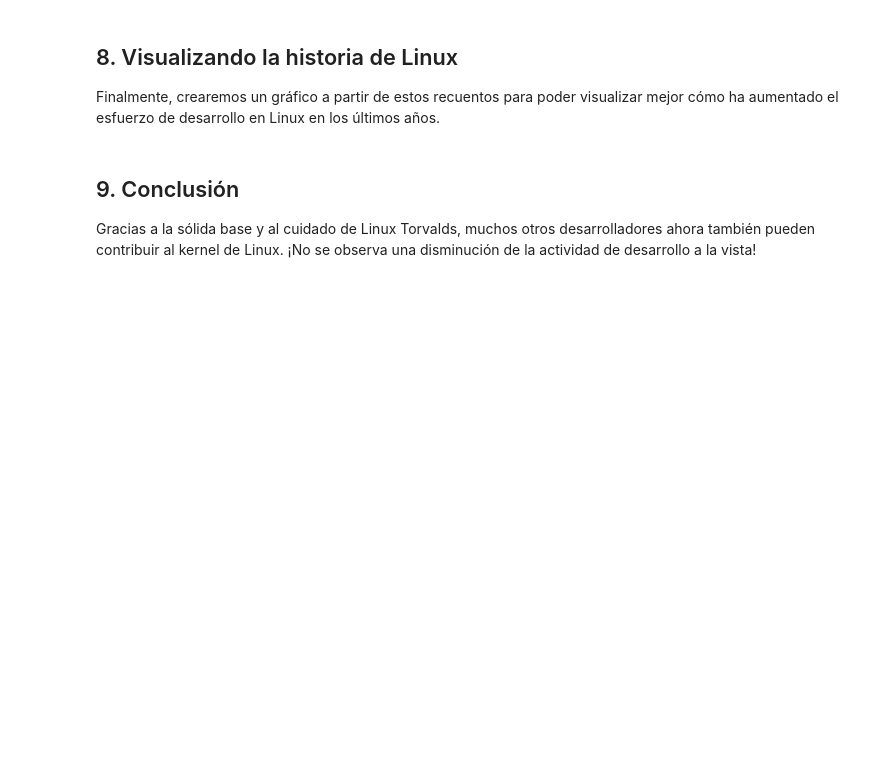
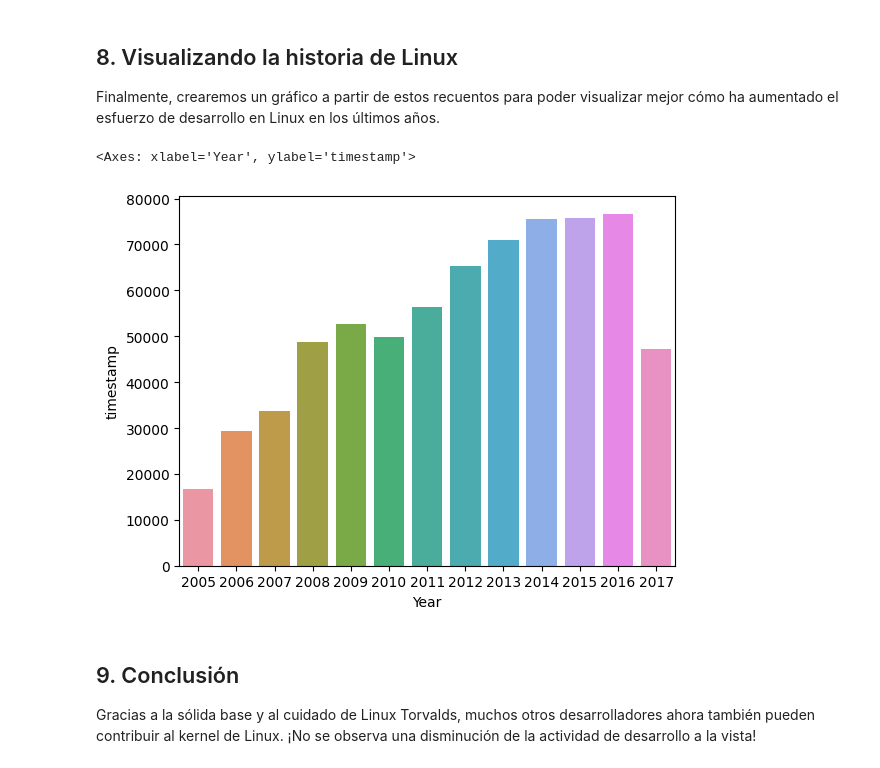
Before and after one commit to RoyalGuard97/Portafolio_Data, a Jupyter notebook: Exploring the Evolution of Linux/notebook.ipynb, the cells around one changed output. Saved outputs shown, nothing was run; the diff lists cells and outputs as text; code cells hidden in the pictures; blank space fills up the shorter version.

```diff
--- a/Exploring the Evolution of Linux/notebook.ipynb
+++ b/Exploring the Evolution of Linux/notebook.ipynb
@@ -133,3 +120,18 @@ corrected_log = ...
+# %%
+# Obtenemos Primer Día del 2005
+principio_2005 = pd.to_datetime("2005")
+
+#Filtramos que nuestros commits sean de ese año hacia delante.
+git_log_filtrado = git_log[git_log["timestamp"] >= principio_2005]
+
+# Hallamos el primer commit que se hizo en el 2005
+first_commit_timestamp = git_log_filtrado["timestamp"].min()
+
+# Hallamos el ultimo commit que se hizo en el 2018
+last_commit_timestamp = pd.to_datetime("2018")
+
+# Establecemos lso commits válidos que son del 2005 hasta el 2017
+corrected_log = git_log[(git_log["timestamp"] >= first_commit_timestamp) & (git_log_filtrado["timestamp"]<= last_commit_timestamp)]
 # %% [markdown]
 ## 7. Agrupando los commits por año
 <p>Para determinar cómo ha aumentado la actividad de desarrollo a lo largo del tiempo, vamos a agrupar los commits por año y contarlos.</p>
@@ -142,3 +138,12 @@ commits_per_year = ...
+# %%
+# Rellenamos el valor nulo del autor por un valor desconocido
+corrected_log["author"] = corrected_log["author"].fillna("Unknown")
+
+# Creamos una columna que guardará el año de la fecha que tenemos
+corrected_log["Year"] = corrected_log["timestamp"].dt.year
+
+# Agrupamos por año y realizamos un conteo
+commit_per_year = corrected_log.groupby(["Year"]).count().reset_index()
 # %% [markdown]
 ## 8. Visualizando la historia de Linux
 <p>Finalmente, crearemos un gráfico a partir de estos recuentos para poder visualizar mejor cómo ha aumentado el esfuerzo de desarrollo en Linux en los últimos años.</p>
@@ -151,3 +150,8 @@ commits_per_year = ...
+# %%
+sns.barplot(data=commit_per_year, x="Year", y="timestamp")
+# %% [output]
+<Axes: xlabel='Year', ylabel='timestamp'>
+[figure, added]
 # %% [markdown]
 ## 9. Conclusión
 <p>Gracias a la sólida base y al cuidado de Linux Torvalds, muchos otros desarrolladores ahora también pueden contribuir al kernel de Linux. ¡No se observa una disminución de la actividad de desarrollo a la vista!</p>
```
Also changed, not shown: parts of 11 cells of this notebook, 1 other file.
